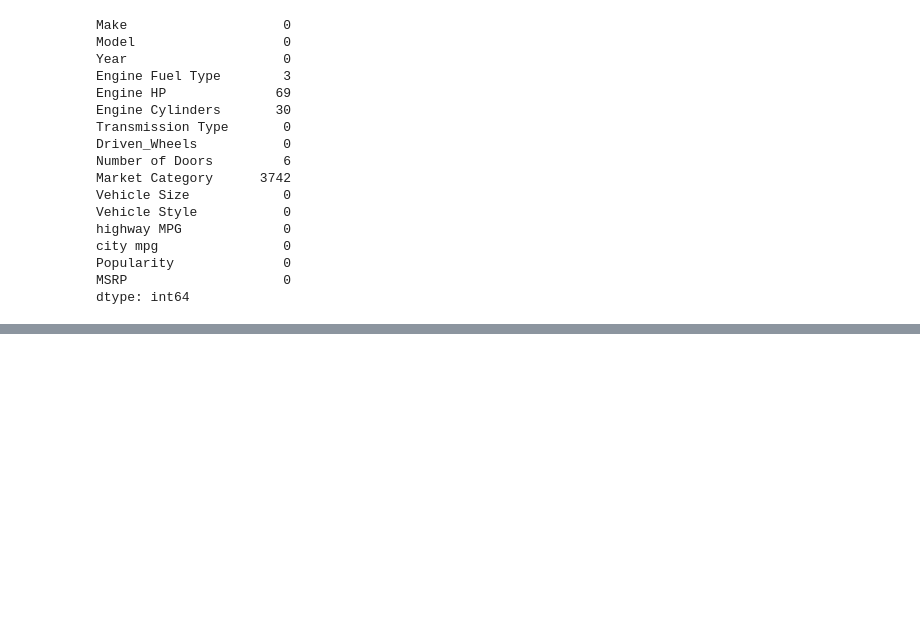
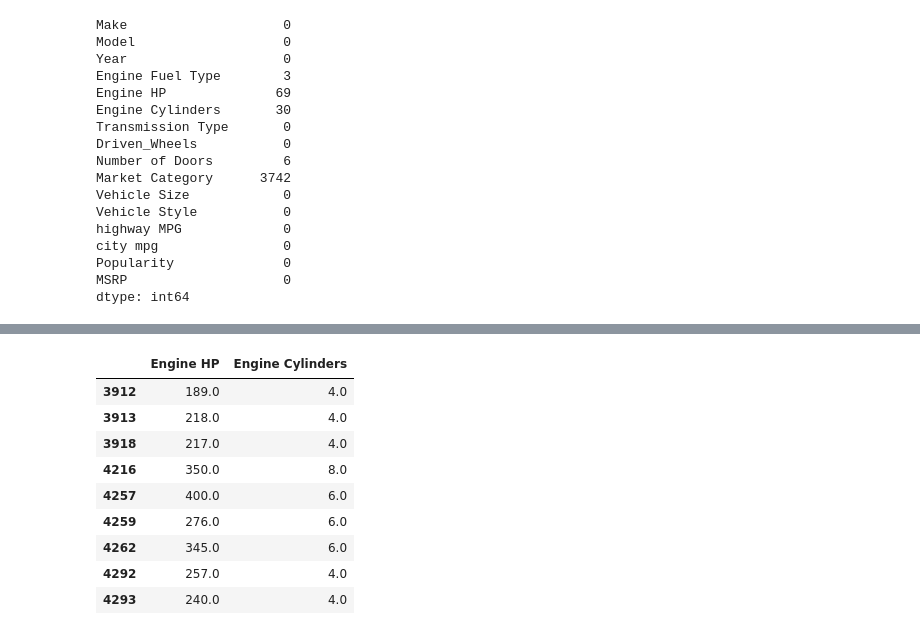
Before and after one commit to bhasarma/mlcoursezoom-camp, a Jupyter notebook: 01_Intro/HomeWork01.ipynb, the cells around one changed output, grey strips where cells are left out. Cells and saved outputs as stored; diff of their text form; code cells hidden in the pictures; blank space fills up the shorter version.

```diff
--- a/01_Intro/HomeWork01.ipynb
+++ b/01_Intro/HomeWork01.ipynb
@@ -315,0 +290,14 @@ array([[1.754801e+06, 3.965600e+04, 6.519600e+04],
+# %%
+df2=df1.drop_duplicates('Engine HP')
+df2
+# %% [output]
+|  | Engine HP | Engine Cylinders |
+| 3912 | 189.0 | 4.0 |
+| 3913 | 218.0 | 4.0 |
+| 3918 | 217.0 | 4.0 |
+| 4216 | 350.0 | 8.0 |
+| 4257 | 400.0 | 6.0 |
+| 4259 | 276.0 | 6.0 |
+| 4262 | 345.0 | 6.0 |
+| 4292 | 257.0 | 4.0 |
+| 4293 | 240.0 | 4.0 |
```
Also changed, not shown: parts of 79 cells of this notebook.
